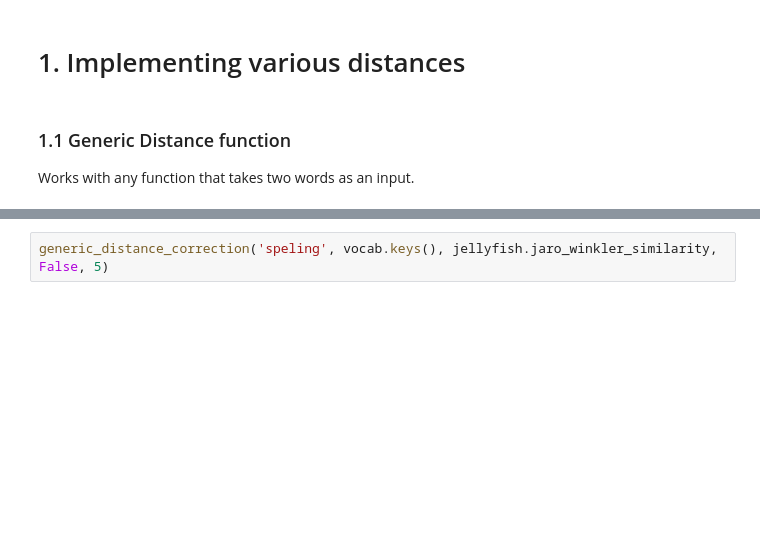
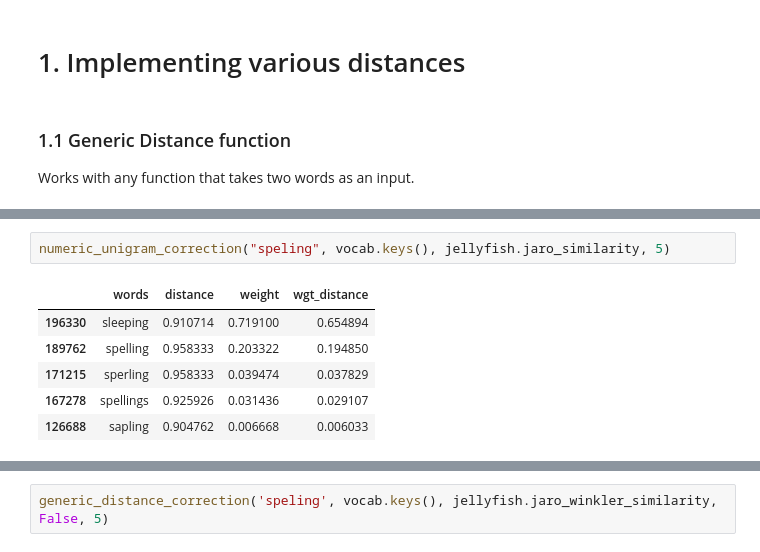
Before and after one commit to louisVincentPoellhuber/ift6285-devoirs, a Jupyter notebook: Devoir 2/devoir2.ipynb, the cells around one changed output, grey strips where cells are left out. Saved outputs shown, nothing was run; the diff lists cells and outputs as text; blank space fills up the shorter version.

```diff
--- a/Devoir 2/devoir2.ipynb
+++ b/Devoir 2/devoir2.ipynb
@@ -159,0 +271,9 @@ generic_distance_correction('speling', vocab.keys(), jellyfish.jaro_similarity,
+# %%
+numeric_unigram_correction("speling", vocab.keys(), jellyfish.jaro_similarity, 5)
+# %% [output]
+|  | words | distance | weight | wgt_distance |
+| 196330 | sleeping | 0.910714 | 0.719100 | 0.654894 |
+| 189762 | spelling | 0.958333 | 0.203322 | 0.194850 |
+| 171215 | sperling | 0.958333 | 0.039474 | 0.037829 |
+| 167278 | spellings | 0.925926 | 0.031436 | 0.029107 |
+| 126688 | sapling | 0.904762 | 0.006668 | 0.006033 |
```
Also changed, not shown: parts of 23 cells of this notebook.
